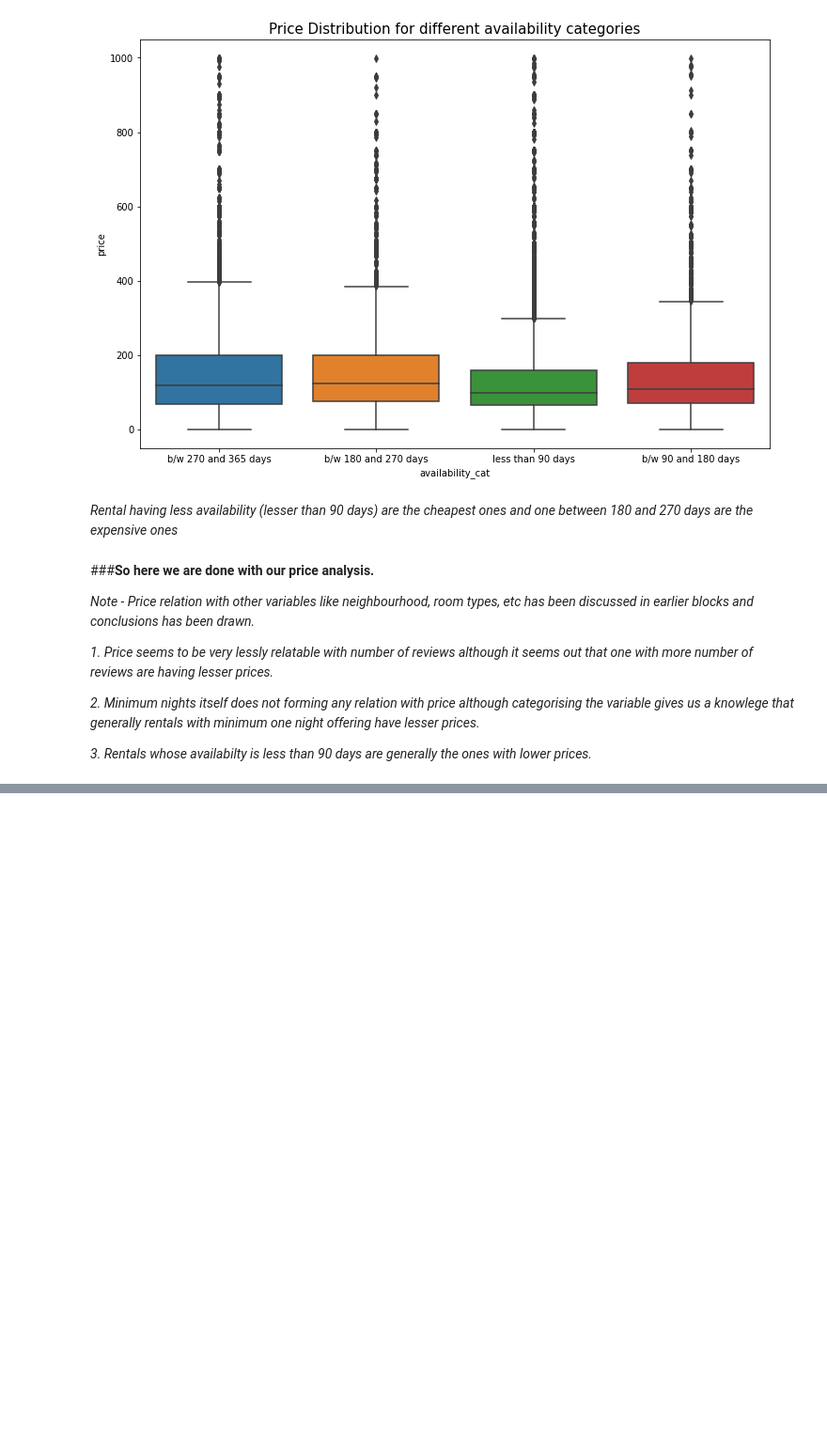
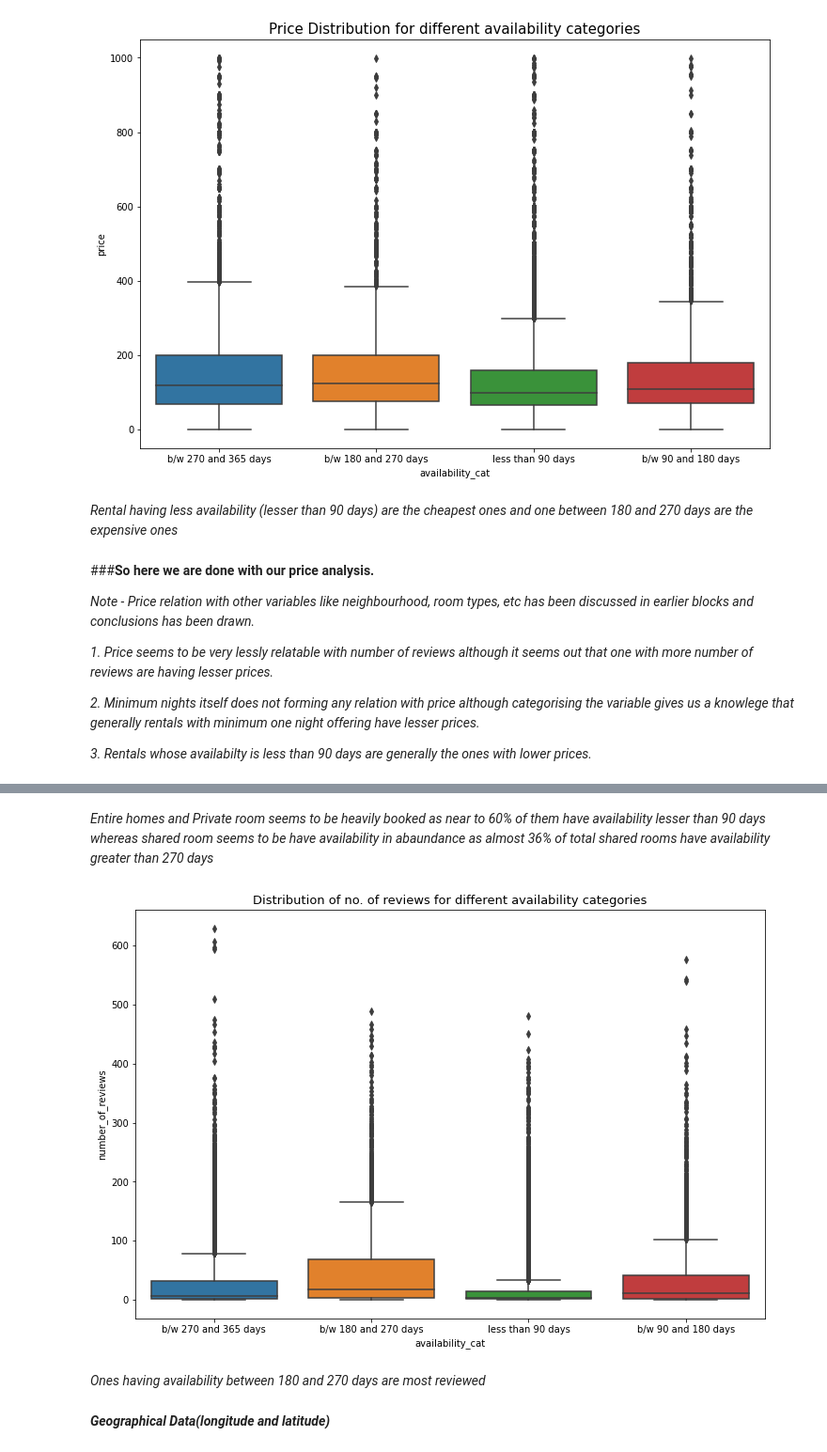
Before and after one commit to gupta4327/AirbnbNYC_2019_Analysis, a Jupyter notebook: Airbnb_Bookings_Analysis.ipynb, the cells around one changed output, grey strips where cells are left out. Shown at 94% size. Drawn from its saved outputs; the diff is of its cells as text; code cells hidden in the pictures; blank space fills up the shorter version.

```diff
--- a/Airbnb_Bookings_Analysis.ipynb
+++ b/Airbnb_Bookings_Analysis.ipynb
@@ -1332,0 +1504,14 @@ plt.show()
+# %% [markdown]
+*Entire homes and Private room seems to be heavily booked as near to 60% of them have availability lesser than 90 days whereas shared room seems to be have availability in abaundance as almost 36% of total shared rooms have availability greater than 270 days*
+# %%
+#---------------------Block 82----------------------------
+
+sns.boxplot(x='availability_cat',y='number_of_reviews',data=airbnbNY_data)  #no. of reviews distribution according to availablity
+plt.title('Distribution of no. of reviews for different availability categories',fontsize=13)
+plt.show()
+# %% [output]
+[figure, added]
+# %% [markdown]
+*Ones having availability between 180 and 270 days are most reviewed*
+# %% [markdown]
+***Geographical Data(longitude and latitude)***
```
Also changed, not shown: parts of 26 cells of this notebook.
